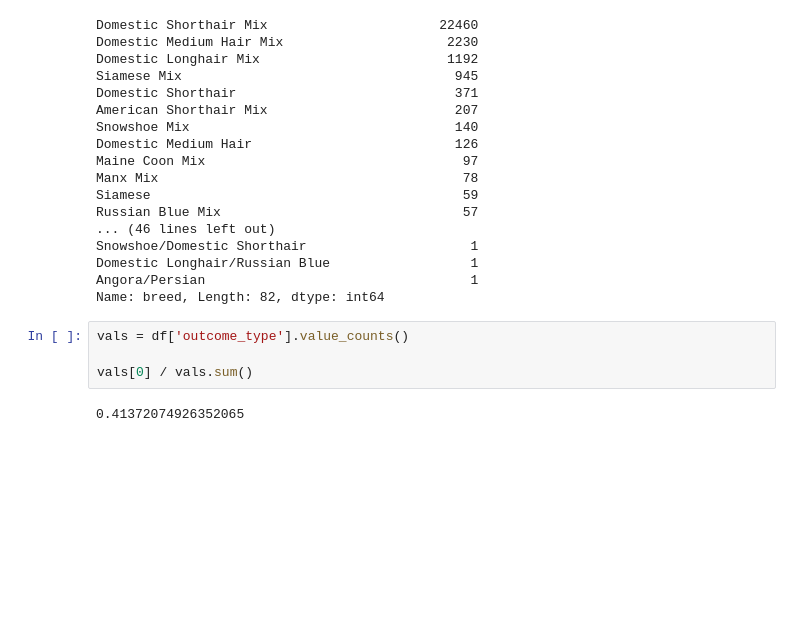
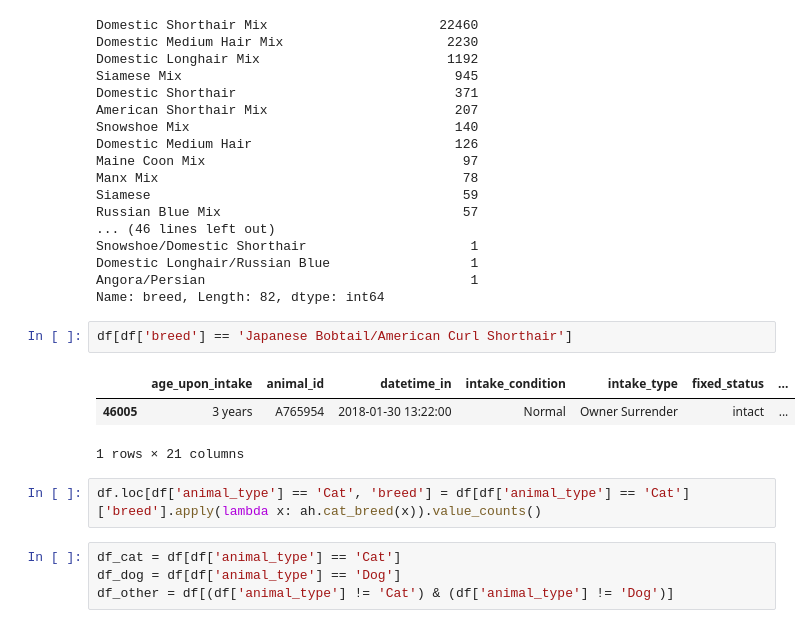
Before and after one commit to luketibbott/kojak, a Jupyter notebook: clean_engineer.ipynb, the cells around one changed output. Drawn from its saved outputs; the diff is of its cells as text; blank space fills up the shorter version.

Commit message:
Fix cat breed "set with copy" issue

```diff
--- a/clean_engineer.ipynb
+++ b/clean_engineer.ipynb
@@ -244,9 +244,15 @@ Snowshoe/Domestic Shorthair                     1
 Domestic Longhair/Russian Blue                  1
 Angora/Persian                                  1
 Name: breed, Length: 82, dtype: int64
-# %%
-vals = df['outcome_type'].value_counts()
-
-vals[0] / vals.sum()
-# %% [output]
-0.41372074926352065
+# %%
+df[df['breed'] == 'Japanese Bobtail/American Curl Shorthair']
+# %% [output]
+|  | age_upon_intake | animal_id | datetime_in | intake_condition | intake_type | fixed_status | ... |
+| 46005 | 3 years | A765954 | 2018-01-30 13:22:00 | Normal | Owner Surrender | intact | ... |
+1 rows × 21 columns
+# %%
+df.loc[df['animal_type'] == 'Cat', 'breed'] = df[df['animal_type'] == 'Cat']['breed'].apply(lambda x: ah.cat_breed(x)).value_counts()
+# %%
+df_cat = df[df['animal_type'] == 'Cat']
+df_dog = df[df['animal_type'] == 'Dog']
+df_other = df[(df['animal_type'] != 'Cat') & (df['animal_type'] != 'Dog')]
```
Also changed, not shown: parts of 2 cells of this notebook.
